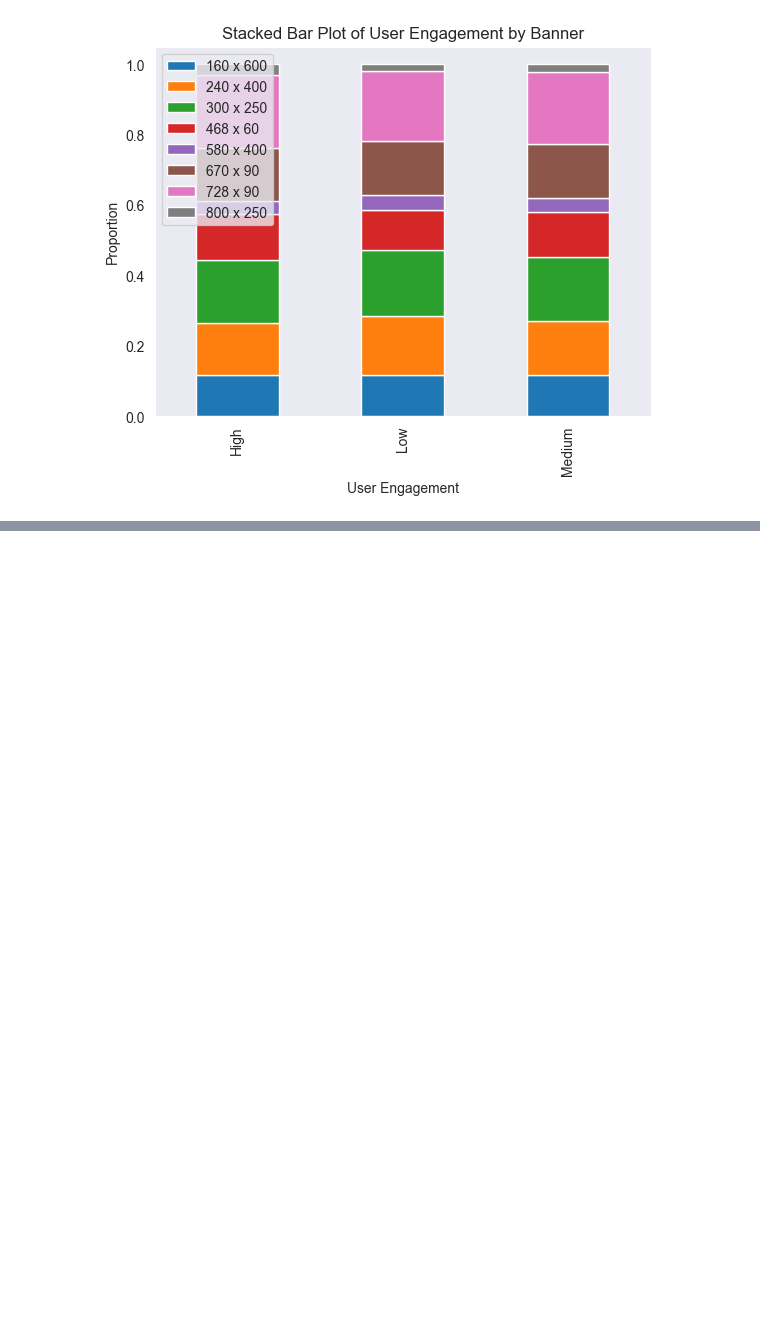
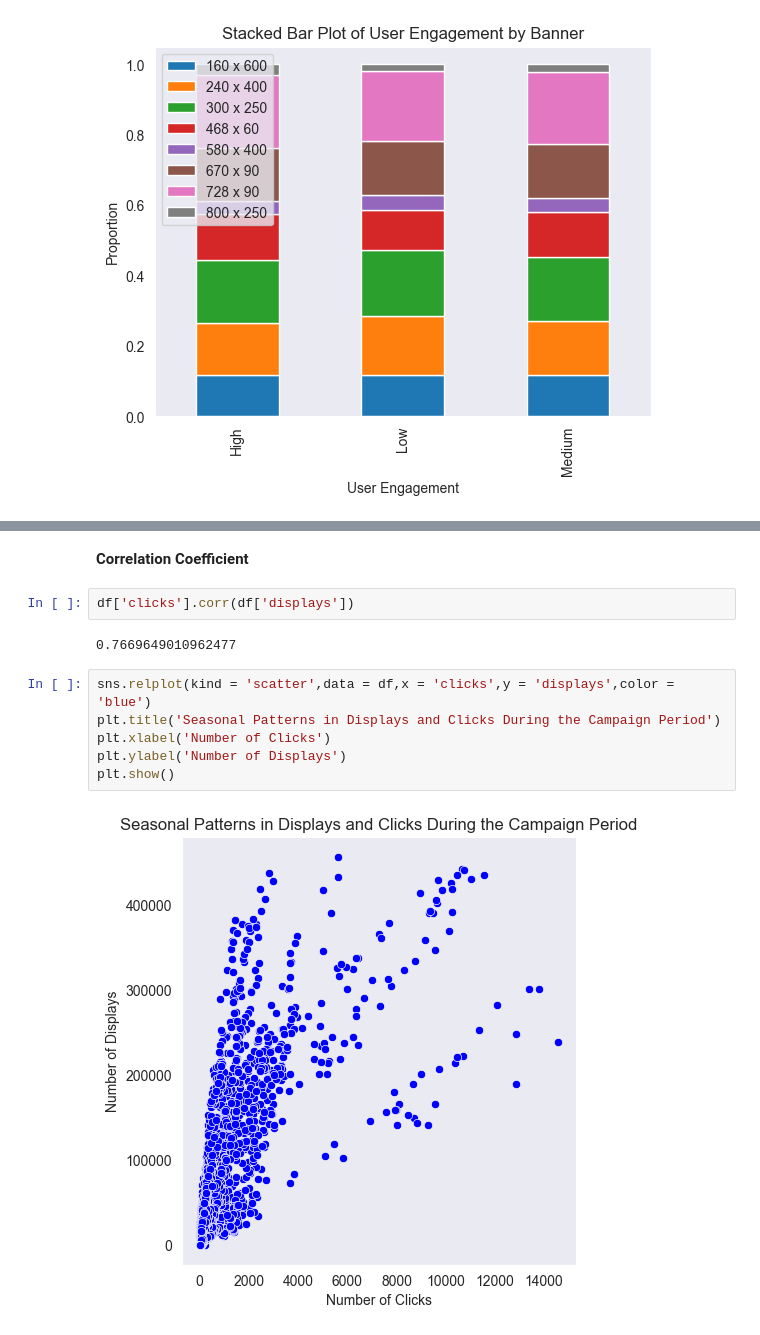
Before and after one commit to BKAPADIA04/Digital-Marketing-Data-Analysis, a Jupyter notebook: Online_Advertising_Performance_Data/jupyter_nbs/eda_part1.ipynb, the cells around one changed output, grey strips where cells are left out. Cells and saved outputs as stored; diff of their text form; blank space fills up the shorter version.

```diff
--- a/Online_Advertising_Performance_Data/jupyter_nbs/eda.ipynb
+++ b/Online_Advertising_Performance_Data/jupyter_nbs/eda_part1.ipynb
@@ -622,0 +643,14 @@ plt.show()
+# %% [markdown]
+**Correlation Coefficient**
+# %%
+df['clicks'].corr(df['displays'])
+# %% [output]
+0.7669649010962477
+# %%
+sns.relplot(kind = 'scatter',data = df,x = 'clicks',y = 'displays',color = 'blue')
+plt.title('Seasonal Patterns in Displays and Clicks During the Campaign Period')
+plt.xlabel('Number of Clicks')
+plt.ylabel('Number of Displays')
+plt.show()
+# %% [output]
+[figure, added]
```
Also changed, not shown: parts of 20 cells of this notebook, 4 other files.
